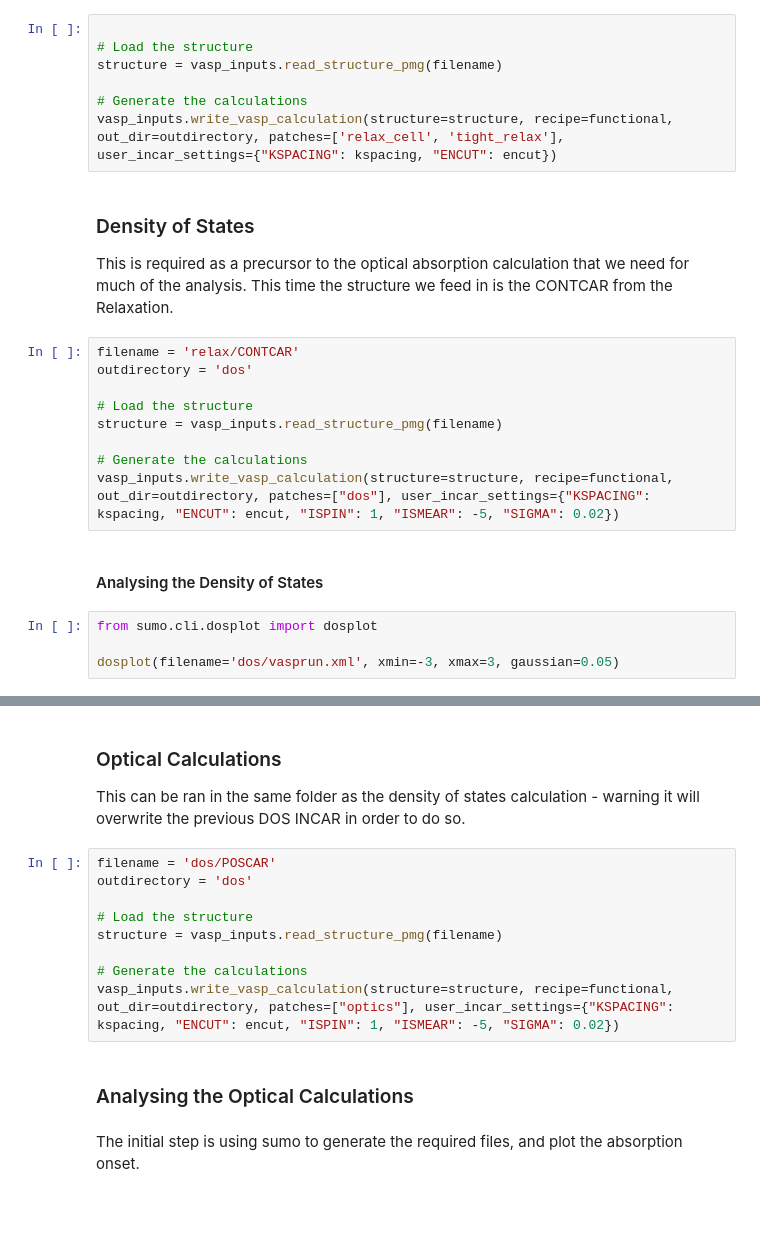
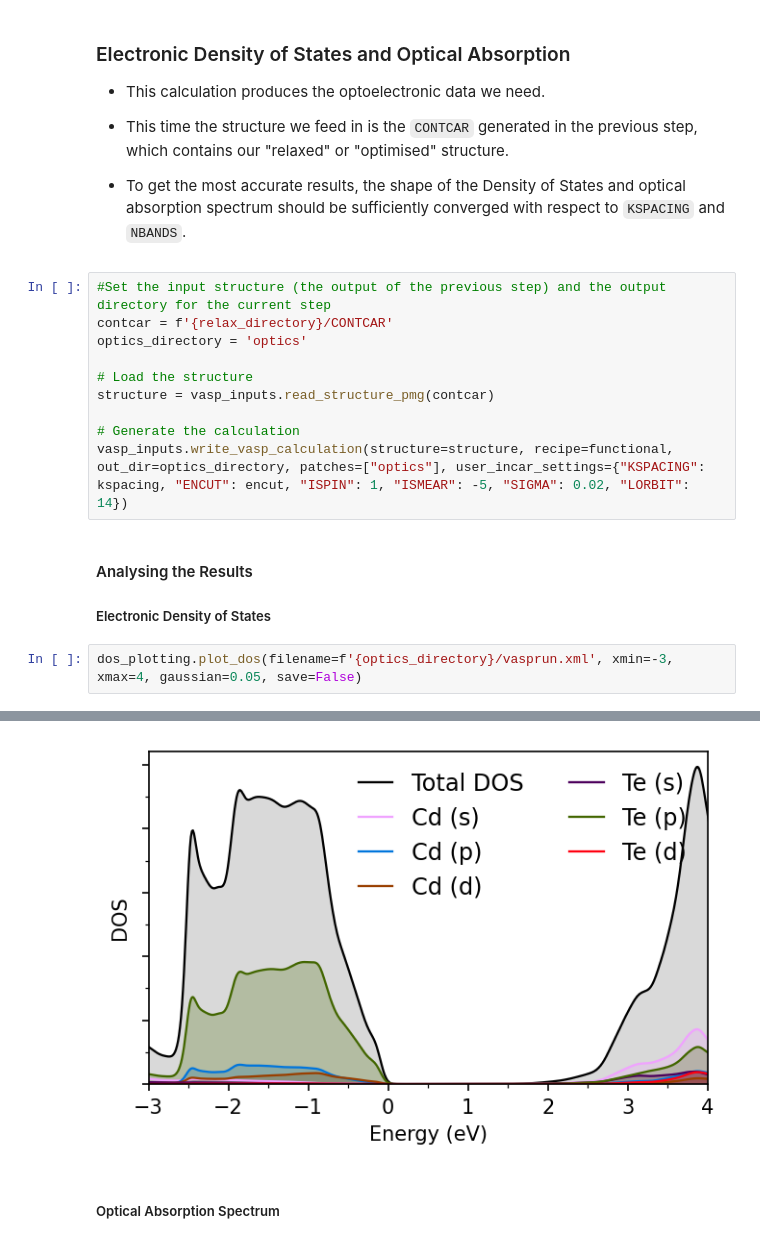
Before and after one commit to SMTG-Bham/solphin, a Jupyter notebook: tutorial/tutorial.ipynb, the cells around one changed output, grey strips where cells are left out. Saved outputs shown, nothing was run; the diff lists cells and outputs as text; blank space fills up the shorter version.

Commit message:
Re-ordering, re-writing, and addition of interactive elements

```diff
--- a/tutorial/tutorial.ipynb
+++ b/tutorial/tutorial.ipynb
@@ -34,27 +54,25 @@ kspacing = 0.2
-# %%
-
-# Load the structure
-structure = vasp_inputs.read_structure_pmg(filename)
-
-# Generate the calculations
-vasp_inputs.write_vasp_calculation(structure=structure, recipe=functional, out_dir=outdirectory, patches=['relax_cell', 'tight_relax'], user_incar_settings={"KSPACING": kspacing, "ENCUT": encut})
 # %% [markdown]
-### Density of States
+### Electronic Density of States and Optical Absorption
 
-This is required as a precursor to the optical absorption calculation that we need for much of the analysis. This time the structure we feed in is the CONTCAR from the Relaxation.
+* This calculation produces the optoelectronic data we need.
+
+* This time the structure we feed in is the `CONTCAR` generated in the previous step, which contains our "relaxed" or "optimised" structure.
+
+* To get the most accurate results, the shape of the Density of States and optical absorption spectrum should be sufficiently converged with respect to `KSPACING` and `NBANDS`.
 # %%
-filename = 'relax/CONTCAR'
-outdirectory = 'dos'
+#Set the input structure (the output of the previous step) and the output directory for the current step
+contcar = f'{relax_directory}/CONTCAR'
+optics_directory = 'optics'
 
 # Load the structure
-structure = vasp_inputs.read_structure_pmg(filename)
+structure = vasp_inputs.read_structure_pmg(contcar)
 
-# Generate the calculations
-vasp_inputs.write_vasp_calculation(structure=structure, recipe=functional, out_dir=outdirectory, patches=["dos"], user_incar_settings={"KSPACING": kspacing, "ENCUT": encut, "ISPIN": 1, "ISMEAR": -5, "SIGMA": 0.02})
+# Generate the calculation
+vasp_inputs.write_vasp_calculation(structure=structure, recipe=functional, out_dir=optics_directory, patches=["optics"], user_incar_settings={"KSPACING": kspacing, "ENCUT": encut, "ISPIN": 1, "ISMEAR": -5, "SIGMA": 0.02, "LORBIT": 14})
 # %% [markdown]
-#### Analysing the Density of States
+#### Analysing the Results
+
+##### Electronic Density of States
 # %%
-from sumo.cli.dosplot import dosplot
-
-dosplot(filename='dos/vasprun.xml', xmin=-3, xmax=3, gaussian=0.05)
+dos_plotting.plot_dos(filename=f'{optics_directory}/vasprun.xml', xmin=-3, xmax=4, gaussian=0.05, save=False)
 # %% [output]
@@ -78,18 +79,4 @@ WARNING:matplotlib.font_manager:findfont: Generic family 'sans-serif' not found
+[figure, added]
-# %% [markdown]
-### Optical Calculations
-
-This can be ran in the same folder as the density of states calculation - warning it will overwrite the previous DOS INCAR in order to do so.
-# %%
-filename = 'dos/POSCAR'
-outdirectory = 'dos'
-
-# Load the structure
-structure = vasp_inputs.read_structure_pmg(filename)
-
-# Generate the calculations
-vasp_inputs.write_vasp_calculation(structure=structure, recipe=functional, out_dir=outdirectory, patches=["optics"], user_incar_settings={"KSPACING": kspacing, "ENCUT": encut, "ISPIN": 1, "ISMEAR": -5, "SIGMA": 0.02})
 # %% [markdown]
-### Analysing the Optical Calculations
+##### Optical Absorption Spectrum
-# %% [markdown]
-The initial step is using sumo to generate the required files, and plot the absorption onset.
 # %%
```
Also changed, not shown: parts of 25 cells of this notebook.
